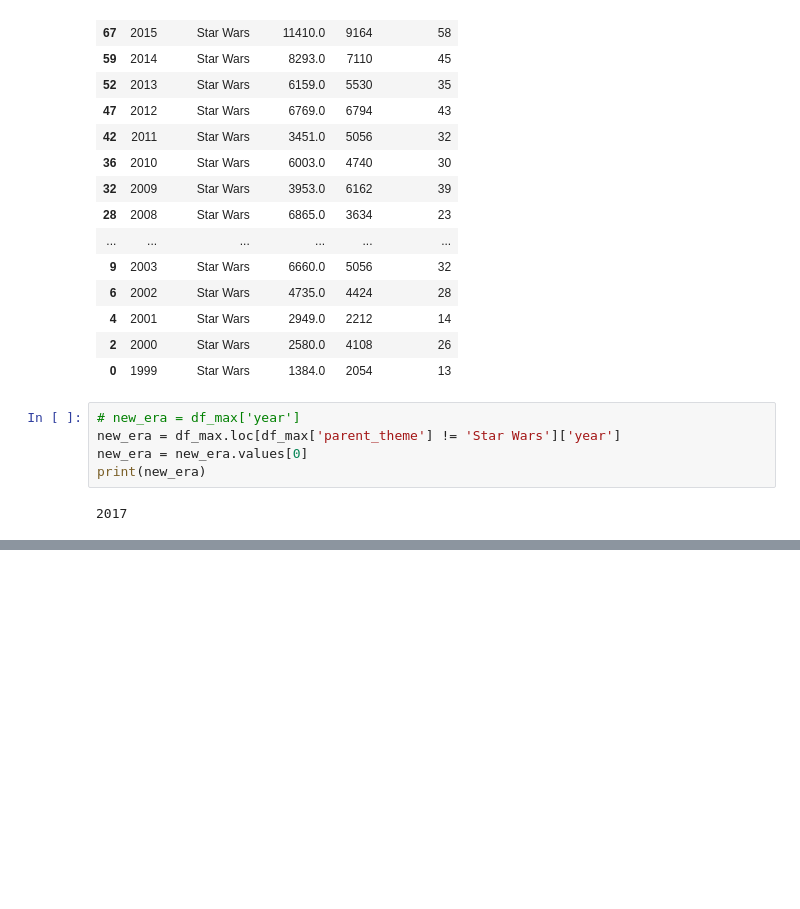
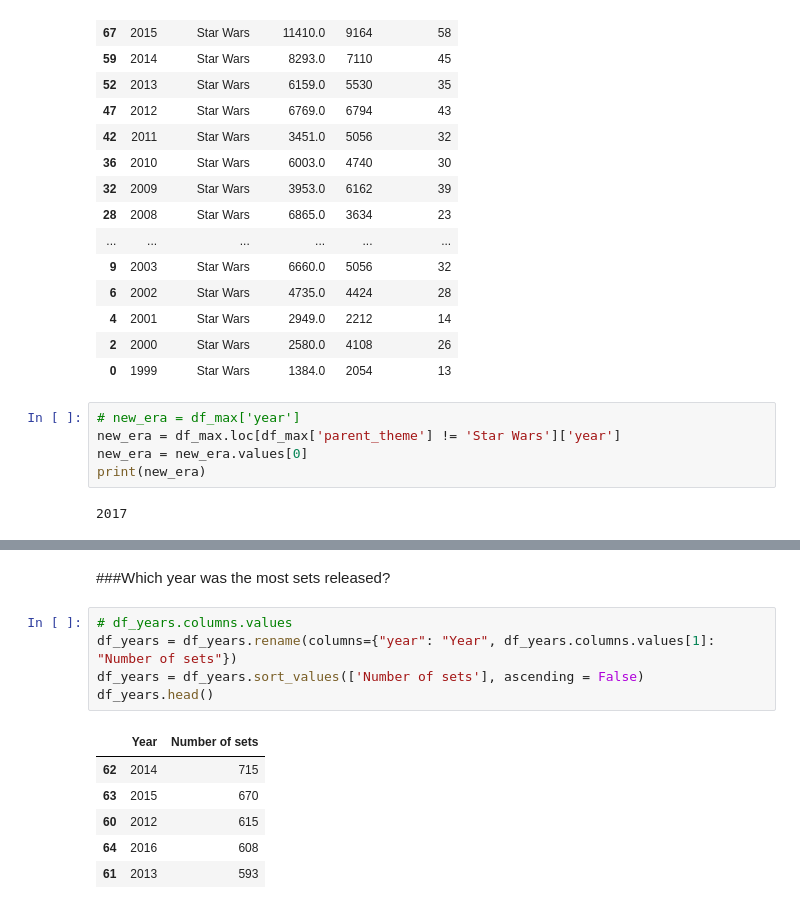
Before and after one commit to leadeeerq/Projects, a Jupyter notebook: LEGO.ipynb, the cells around one changed output, grey strips where cells are left out. Cells and saved outputs as stored; diff of their text form; blank space fills up the shorter version.

```diff
--- a/LEGO.ipynb
+++ b/LEGO.ipynb
@@ -171,0 +232,14 @@ print(new_era)
+# %% [markdown]
+###Which year was the most sets released?
+# %%
+# df_years.columns.values
+df_years = df_years.rename(columns={"year": "Year", df_years.columns.values[1]: "Number of sets"})
+df_years = df_years.sort_values(['Number of sets'], ascending = False)
+df_years.head()
+# %% [output]
+|  | Year | Number of sets |
+| 62 | 2014 | 715 |
+| 63 | 2015 | 670 |
+| 60 | 2012 | 615 |
+| 64 | 2016 | 608 |
+| 61 | 2013 | 593 |
```
Also changed, not shown: parts of 13 cells of this notebook.
